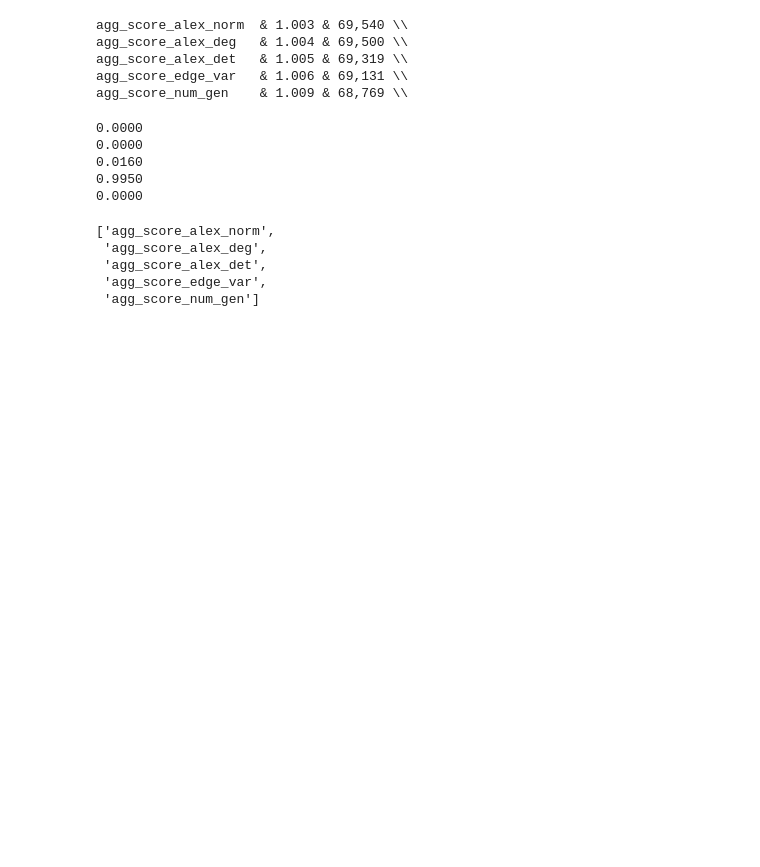
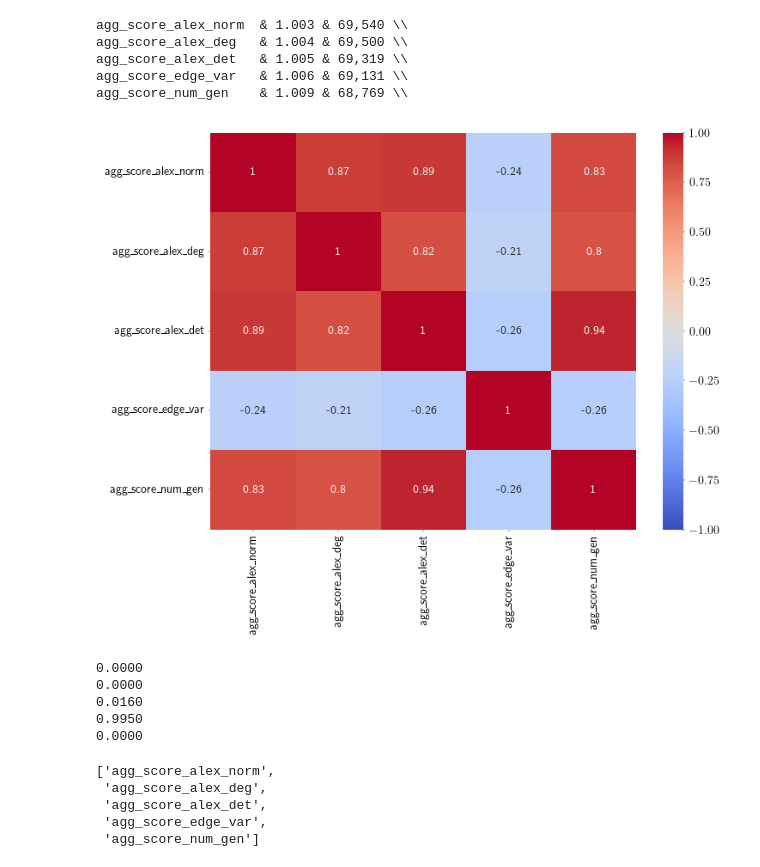
Before and after one commit to dbruwel/pachner-graph-triangulations, a Jupyter notebook: experiments/notebooks/02_analyse_mcmc.ipynb, the cells around one changed output. Drawn from its saved outputs; the diff is of its cells as text; code cells hidden in the pictures; blank space fills up the shorter version.

```diff
--- a/experiments/notebooks/02_analyse_mcmc.ipynb
+++ b/experiments/notebooks/02_analyse_mcmc.ipynb
@@ -33,3 +33,8 @@ agg_score_alex_deg   & 1.004 & 69,500 \\
 agg_score_alex_det   & 1.005 & 69,319 \\
 agg_score_edge_var   & 1.006 & 69,131 \\
 agg_score_num_gen    & 1.009 & 68,769 \\
+# %%
+res = {}
+
+for metric in metrics:
+    res[metric] = pd.read_csv(mcmc_result_path / f"{metric}_chains.csv", index_col=0).values.flatten()
@@ -36,3 +43,20 @@ agg_score_num_gen    & 1.009 & 68,769 \\
+# %%
+corr = pd.DataFrame(res).corr()
+plt.figure(figsize=(8, 6))
+sns.heatmap(
+    corr,
+    annot=True,
+    cmap="coolwarm",
+    vmin=-1,  # Set the minimum of the color bar to -1
+    vmax=1,
+)
+
+
+plt.savefig(data_path.parent / 'thesis' / 'figures' / 'obj_correlation.pdf', bbox_inches="tight")
+
+plt.show()
+# %% [output]
+[figure, added]
 # %%
 def fit_alpha(all_data, x_min):
     data = all_data[all_data >= x_min]
```
Also changed, not shown: parts of 1 cell of this notebook, 3 other files.
